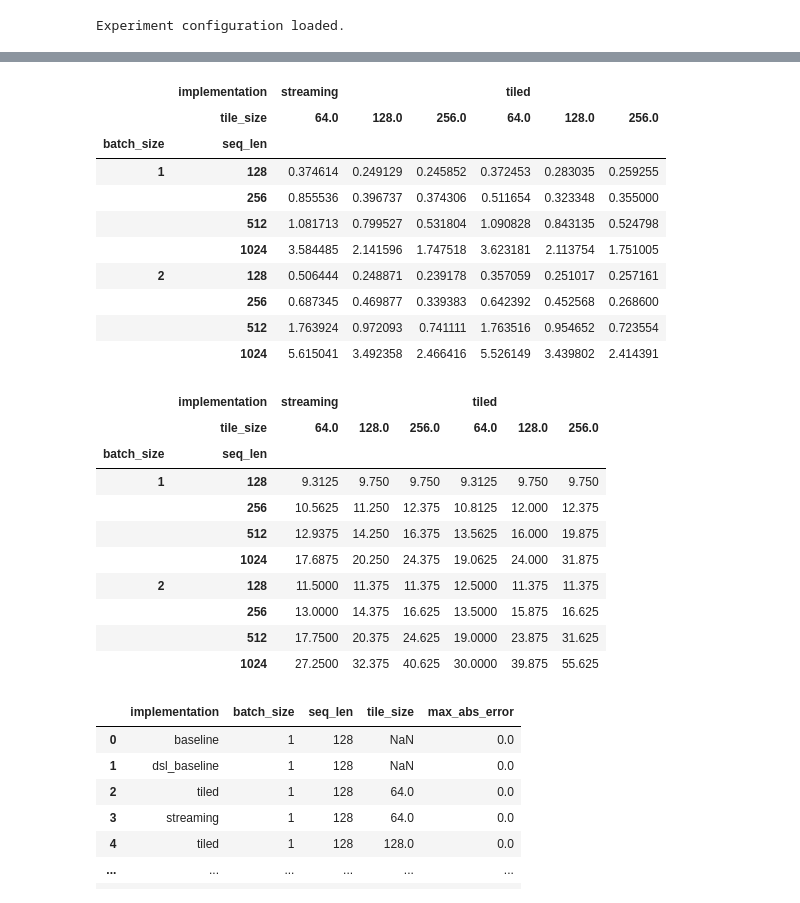
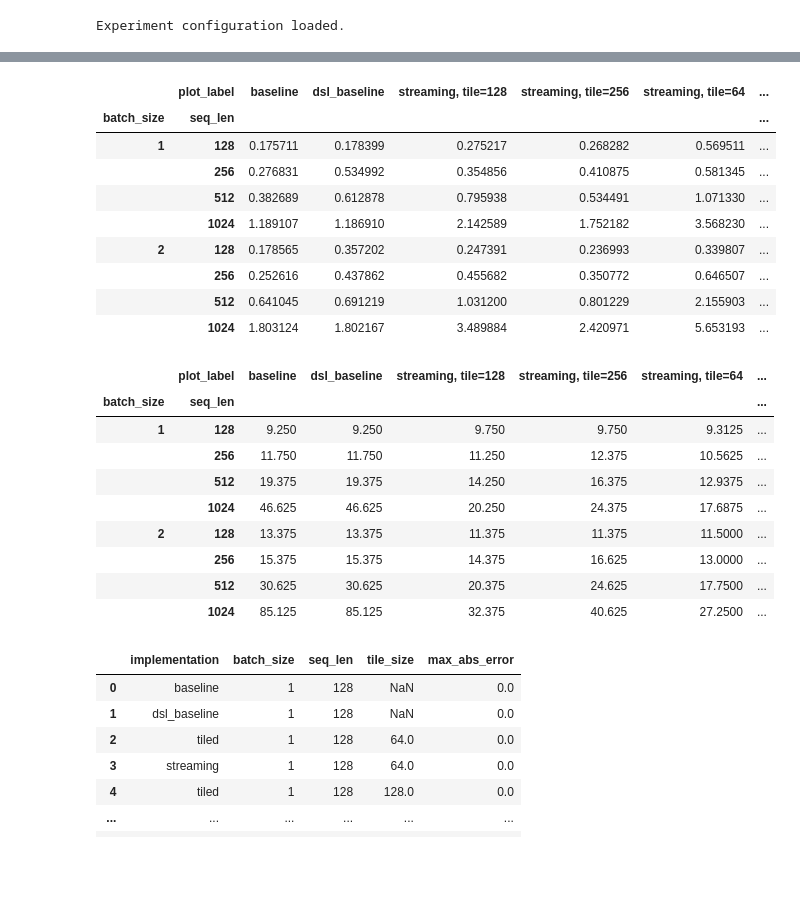
Before and after one commit to aaronmichelson/dsl-memory-efficient-attention, a Jupyter notebook: notebooks/week5_experimental_evaluation.ipynb, the cells around one changed output, grey strips where cells are left out. Cells and saved outputs as stored; diff of their text form; code cells hidden in the pictures; blank space fills up the shorter version.

```diff
--- a/notebooks/week5_experimental_evaluation.ipynb
+++ b/notebooks/week5_experimental_evaluation.ipynb
@@ -470,0 +450,15 @@ results_df.head()
+# %%
+plot_results_df = results_df.copy()
+
+plot_results_df["tile_label"] = plot_results_df["tile_size"].apply(
+    lambda x: "none" if pd.isna(x) else f"tile={int(x)}"
+)
+
+plot_results_df["plot_label"] = plot_results_df.apply(
+    lambda row: row["implementation"]
+    if row["tile_label"] == "none"
+    else f"{row['implementation']}, {row['tile_label']}",
+    axis=1
+)
+
+plot_results_df.head()
@@ -471,41 +472,39 @@ results_df.head()
 # %%
-runtime_table = results_df.pivot_table(
+runtime_table = plot_results_df.pivot_table(
     index=["batch_size", "seq_len"],
-    columns=["implementation", "tile_size"],
+    columns="plot_label",
     values="runtime_ms"
 )
 
 runtime_table
 # %% [output]
-|  | implementation | streaming |  |  | tiled |  |  |
-|  | tile_size | 64.0 | 128.0 | 256.0 | 64.0 | 128.0 | 256.0 |
-| batch_size | seq_len |  |  |  |  |  |  |
-| 1 | 128 | 0.374614 | 0.249129 | 0.245852 | 0.372453 | 0.283035 | 0.259255 |
-|  | 256 | 0.855536 | 0.396737 | 0.374306 | 0.511654 | 0.323348 | 0.355000 |
-|  | 512 | 1.081713 | 0.799527 | 0.531804 | 1.090828 | 0.843135 | 0.524798 |
-|  | 1024 | 3.584485 | 2.141596 | 1.747518 | 3.623181 | 2.113754 | 1.751005 |
-| 2 | 128 | 0.506444 | 0.248871 | 0.239178 | 0.357059 | 0.251017 | 0.257161 |
-|  | 256 | 0.687345 | 0.469877 | 0.339383 | 0.642392 | 0.452568 | 0.268600 |
-|  | 512 | 1.763924 | 0.972093 | 0.741111 | 1.763516 | 0.954652 | 0.723554 |
-|  | 1024 | 5.615041 | 3.492358 | 2.466416 | 5.526149 | 3.439802 | 2.414391 |
+|  | plot_label | baseline | dsl_baseline | streaming, tile=128 | streaming, tile=256 | streaming, tile=64 | ... |
+| batch_size | seq_len |  |  |  |  |  | ... |
+| 1 | 128 | 0.175711 | 0.178399 | 0.275217 | 0.268282 | 0.569511 | ... |
+|  | 256 | 0.276831 | 0.534992 | 0.354856 | 0.410875 | 0.581345 | ... |
+|  | 512 | 0.382689 | 0.612878 | 0.795938 | 0.534491 | 1.071330 | ... |
+|  | 1024 | 1.189107 | 1.186910 | 2.142589 | 1.752182 | 3.568230 | ... |
+| 2 | 128 | 0.178565 | 0.357202 | 0.247391 | 0.236993 | 0.339807 | ... |
+|  | 256 | 0.252616 | 0.437862 | 0.455682 | 0.350772 | 0.646507 | ... |
+|  | 512 | 0.641045 | 0.691219 | 1.031200 | 0.801229 | 2.155903 | ... |
+|  | 1024 | 1.803124 | 1.802167 | 3.489884 | 2.420971 | 5.653193 | ... |
 # %%
-memory_table = results_df.pivot_table(
+memory_table = plot_results_df.pivot_table(
     index=["batch_size", "seq_len"],
-    columns=["implementation", "tile_size"],
+    columns="plot_label",
     values="peak_memory_mb"
 )
 
 memory_table
 # %% [output]
-|  | implementation | streaming |  |  | tiled |  |  |
-|  | tile_size | 64.0 | 128.0 | 256.0 | 64.0 | 128.0 | 256.0 |
-| batch_size | seq_len |  |  |  |  |  |  |
-| 1 | 128 | 9.3125 | 9.750 | 9.750 | 9.3125 | 9.750 | 9.750 |
-|  | 256 | 10.5625 | 11.250 | 12.375 | 10.8125 | 12.000 | 12.375 |
-|  | 512 | 12.9375 | 14.250 | 16.375 | 13.5625 | 16.000 | 19.875 |
-|  | 1024 | 17.6875 | 20.250 | 24.375 | 19.0625 | 24.000 | 31.875 |
-| 2 | 128 | 11.5000 | 11.375 | 11.375 | 12.5000 | 11.375 | 11.375 |
-|  | 256 | 13.0000 | 14.375 | 16.625 | 13.5000 | 15.875 | 16.625 |
-|  | 512 | 17.7500 | 20.375 | 24.625 | 19.0000 | 23.875 | 31.625 |
-|  | 1024 | 27.2500 | 32.375 | 40.625 | 30.0000 | 39.875 | 55.625 |
+|  | plot_label | baseline | dsl_baseline | streaming, tile=128 | streaming, tile=256 | streaming, tile=64 | ... |
+| batch_size | seq_len |  |  |  |  |  | ... |
+| 1 | 128 | 9.250 | 9.250 | 9.750 | 9.750 | 9.3125 | ... |
+|  | 256 | 11.750 | 11.750 | 11.250 | 12.375 | 10.5625 | ... |
+|  | 512 | 19.375 | 19.375 | 14.250 | 16.375 | 12.9375 | ... |
+|  | 1024 | 46.625 | 46.625 | 20.250 | 24.375 | 17.6875 | ... |
+| 2 | 128 | 13.375 | 13.375 | 11.375 | 11.375 | 11.5000 | ... |
+|  | 256 | 15.375 | 15.375 | 14.375 | 16.625 | 13.0000 | ... |
+|  | 512 | 30.625 | 30.625 | 20.375 | 24.625 | 17.7500 | ... |
+|  | 1024 | 85.125 | 85.125 | 32.375 | 40.625 | 27.2500 | ... |
 # %%
```
Also changed, not shown: parts of 26 cells of this notebook.
